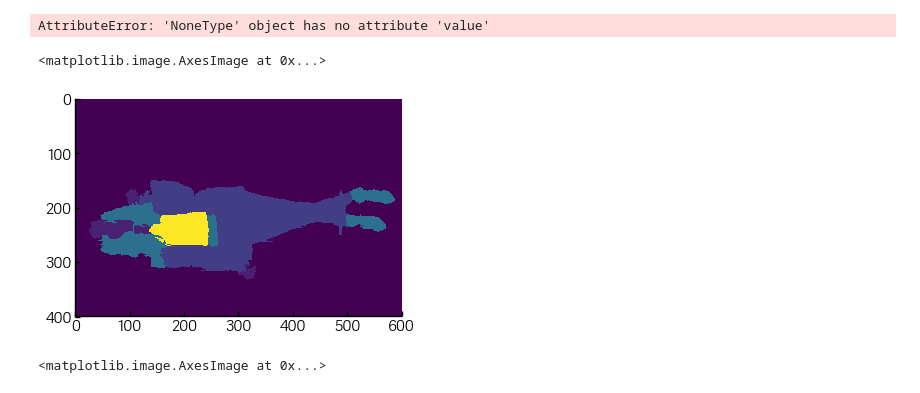
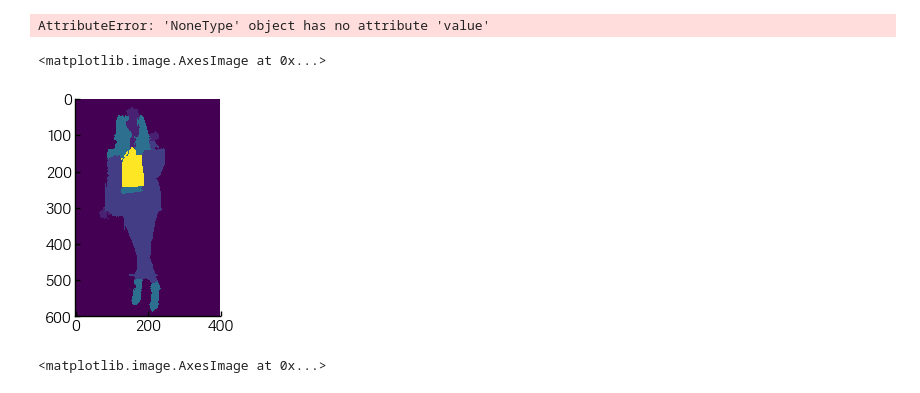
Before and after one commit to lisamnash/imaterialist_challenge_kaggle, a Jupyter notebook: notebooks/fashiondataset.ipynb, the cells around one changed output. Drawn from its saved outputs; the diff is of its cells as text; code cells hidden in the pictures.

```diff
--- a/notebooks/fashiondataset.ipynb
+++ b/notebooks/fashiondataset.ipynb
@@ -74,11 +74,16 @@ for pix in pixels:
 # %%
 new_color_image = np.reshape(pix_colors, shape)
 new_label_image = np.reshape(pix_labels, shape)
+# %%
+import numpy as np
+rotated = np.rot90(new_color_image)
+rotated = np.rot90(rotated)
+rotated = np.rot90(rotated)
 # %%
-plt.imshow(new_color_image)
+plt.imshow(rotated)
 # %% [output]
 <matplotlib.image.AxesImage at 0x...>
-[figure, old version]
+[figure, new version]
 # %%
 plt.imshow(new_label_image)
 # %% [output]
```
Also changed, not shown: 1 other file.
